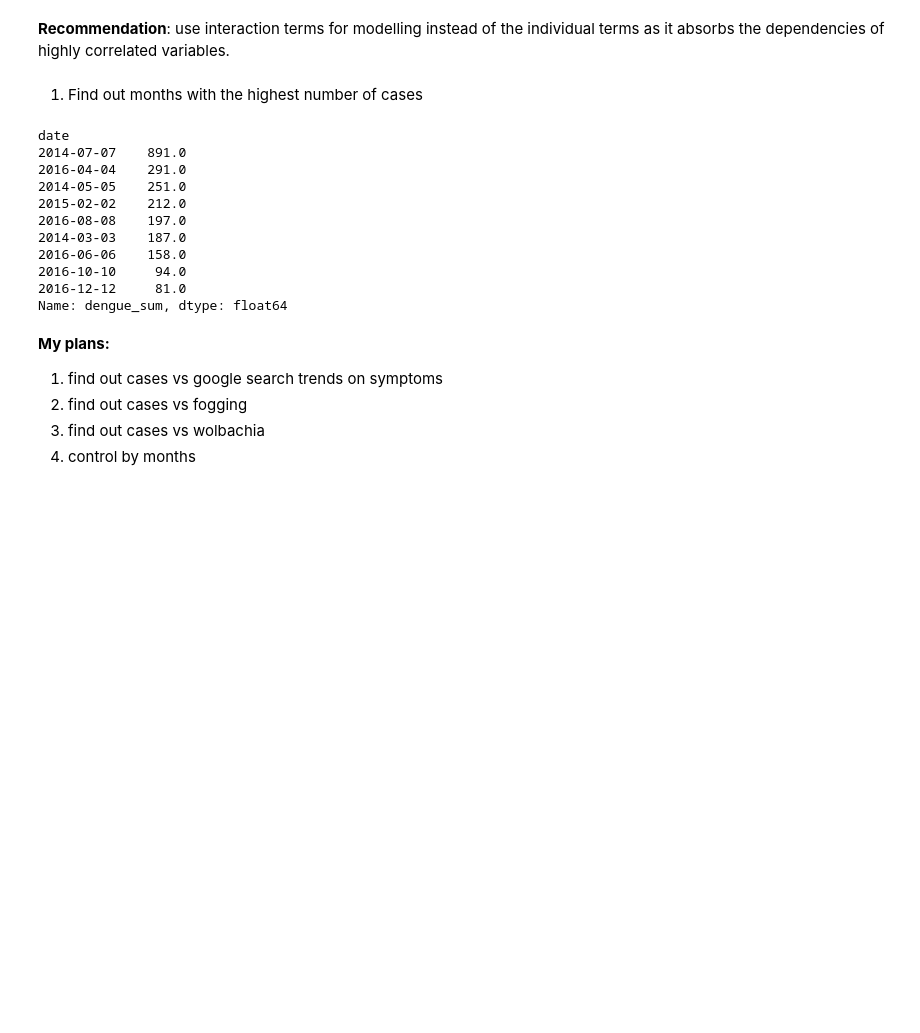
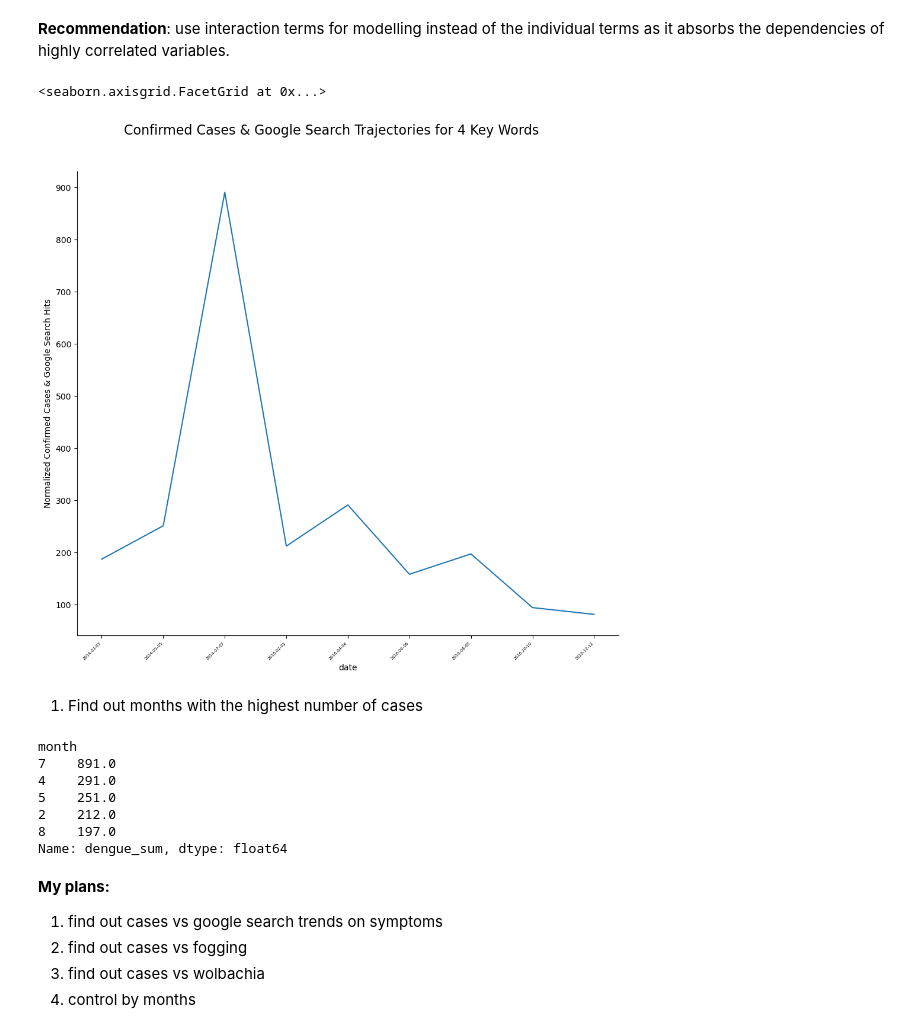
Before and after one commit to lishing/ga_project4_dsif9, a Jupyter notebook: Code/03_EDA/3b_GoogleTrends.ipynb, the cells around one changed output. Cells and saved outputs as stored; diff of their text form; code cells hidden in the pictures; blank space fills up the shorter version.

Commit message:
added EDA on google trends

```diff
--- a/Code/03_EDA/3b_GoogleTrends.ipynb
+++ b/Code/03_EDA/3b_GoogleTrends.ipynb
@@ -151,13 +154,17 @@ with sns.axes_style("white"):
 # %%
-g = sns.relplot(x="Date", y="val",
-            hue="CC_F_Hits", col="Country_Region", col_wrap=2,
-            height=4, aspect=1.45, facet_kws=dict(sharex=False),
-            kind="line", legend="full", data=long)
+# this might be wrong
+
+g = sns.relplot(x="date", y="dengue_sum",
+            height=5, aspect=2, facet_kws=dict(sharex=False),
+            kind="line", legend="full", data=merged_df)
 g.set_xticklabels(rotation=45,fontsize=5,horizontalalignment='right')
 g.fig.subplots_adjust(top=0.9)
-g.fig.suptitle('Confirmed Cases & Google Search Trajectories for 4 Countries', fontsize=16)
+g.fig.suptitle('Confirmed Cases & Google Search Trajectories for 4 Key Words', fontsize=16)
 g.fig.set_figheight(10)
 g.set_axis_labels(y_var="Normalized Confirmed Cases & Google Search Hits")
+# %% [output]
+<seaborn.axisgrid.FacetGrid at 0x...>
+[figure, added]
 # %% [markdown]
 1. Find out months with the highest number of cases
 # %%
@@ -165,16 +172,14 @@ date_groups = merged_df.groupby('date')['dengue_sum'].sum()
 # %%
-date_groups.nlargest(10)
+date_groups.nlargest()
+# top 5 months with the most dengue cases across 2014-2018
+# this gives us a clue on when we should start the awareness campaign
 # %% [output]
-date
-2014-07-07    891.0
-2016-04-04    291.0
-2014-05-05    251.0
-2015-02-02    212.0
-2016-08-08    197.0
-2014-03-03    187.0
-2016-06-06    158.0
-2016-10-10     94.0
-2016-12-12     81.0
+month
+7    891.0
+4    291.0
+5    251.0
+2    212.0
+8    197.0
 Name: dengue_sum, dtype: float64
 # %% [markdown]
 **My plans:**
```
Also changed, not shown: parts of 9 cells of this notebook, 4 other files.
